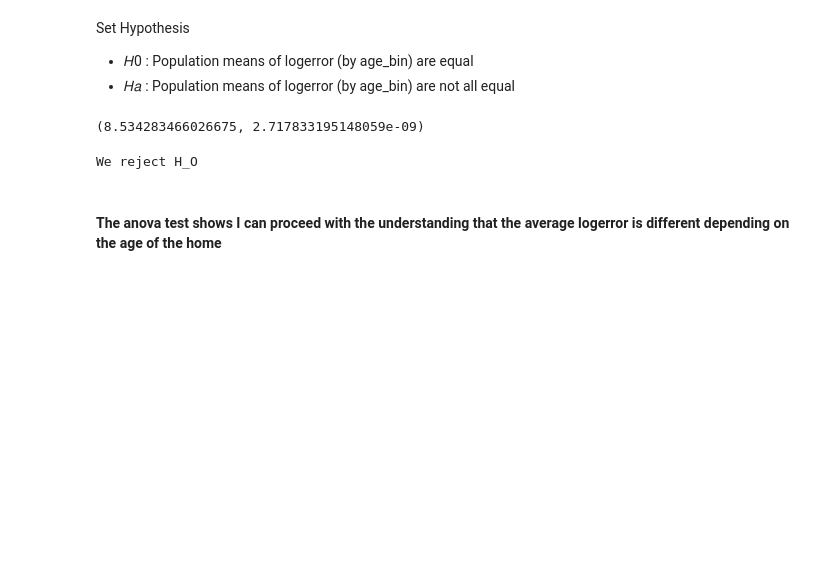
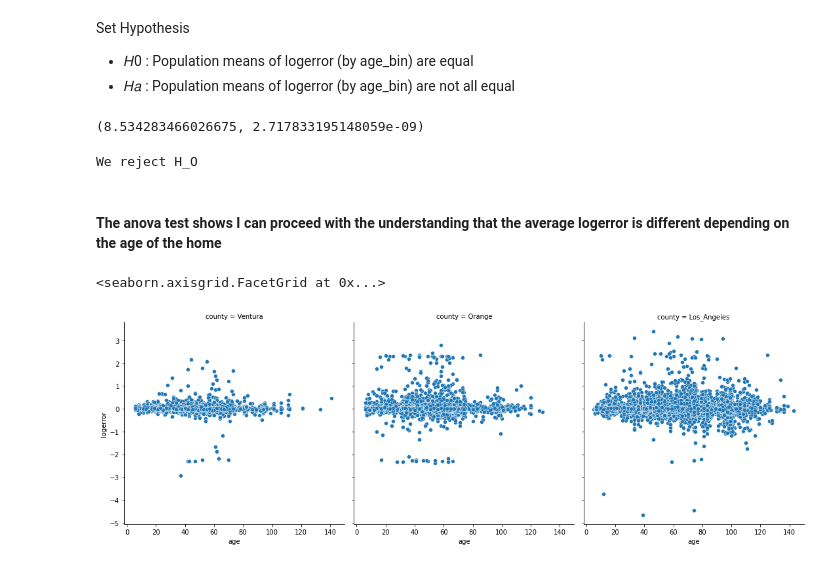
Before and after one commit to brianclements03/clustering, a Jupyter notebook: explore_zillow.ipynb, the cells around one changed output. Drawn from its saved outputs; the diff is of its cells as text; code cells hidden in the pictures; blank space fills up the shorter version.

```diff
--- a/explore_zillow.ipynb
+++ b/explore_zillow.ipynb
@@ -250,15 +258,20 @@ f, p = stats.f_oneway(
 f, p
 # %% [output]
 (8.534283466026675, 2.717833195148059e-09)
-# %%
-# Setting our alpha and returning a statemtent on the validity of the ANOVA test by comparing alpha to the resulting p-value
-
-alpha = 0.05
-if p < alpha:
-    print("We reject H_O")
-else:
-    print("We fail to reject $H_{0}$")
-# %% [output]
-We reject H_O
-# %% [markdown]
-#### The anova test shows I can proceed with the understanding that the average logerror is different depending on the age of the home
+# %%
+# Setting our alpha and returning a statemtent on the validity of the ANOVA test by comparing alpha to the resulting p-value
+
+alpha = 0.05
+if p < alpha:
+    print("We reject H_O")
+else:
+    print("We fail to reject $H_{0}$")
+# %% [output]
+We reject H_O
+# %% [markdown]
+#### The anova test shows I can proceed with the understanding that the average logerror is different depending on the age of the home
+# %%
+sns.relplot(data=df, y='logerror', x='age', col='county')
+# %% [output]
+<seaborn.axisgrid.FacetGrid at 0x...>
+[figure, added]
```
Also changed, not shown: parts of 26 cells of this notebook, 2 other files.
